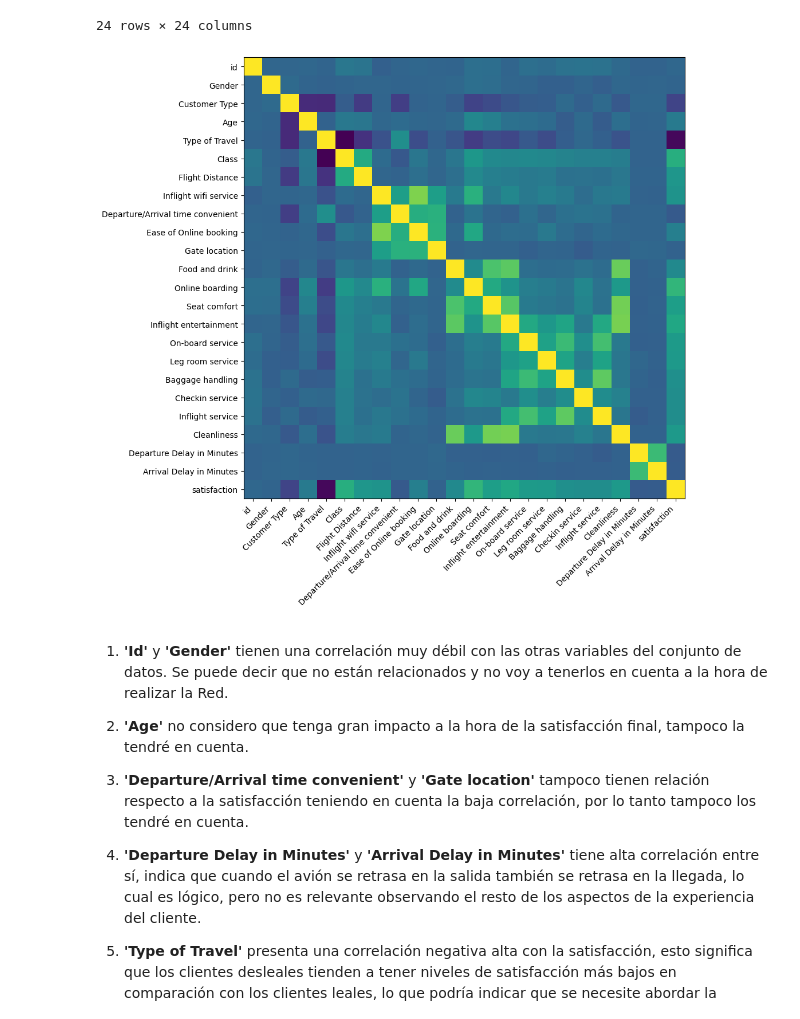
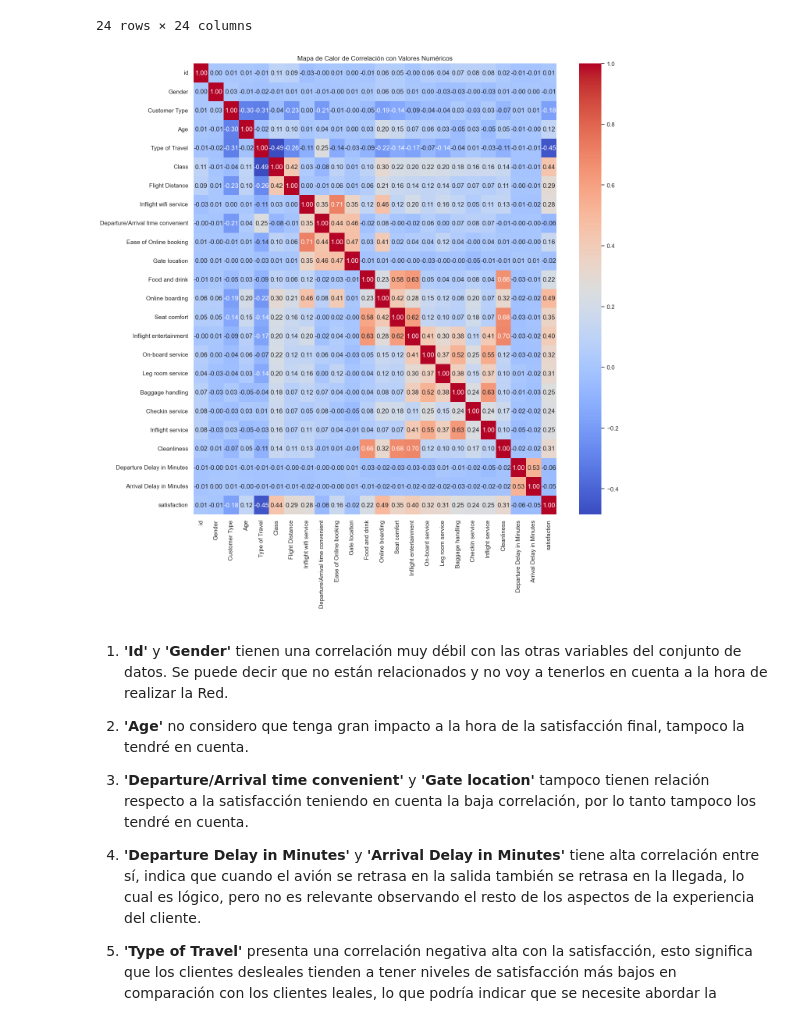
Before and after one commit to MarSiscovich/Airline_Passenger_Satisfaction, a Jupyter notebook: analisis_datos.ipynb, the cells around one changed output. Saved outputs shown, nothing was run; the diff lists cells and outputs as text; code cells hidden in the pictures.

```diff
--- a/analisis_datos.ipynb
+++ b/analisis_datos.ipynb
@@ -116,8 +116,7 @@ arr_delay = {        # RETRASO DE ATERRIZAJE DEL AVION EN MINUTOS
 
 satisfaction = {
     'satisfied':                1,
-    'neutral or dissatisfied':  0,
-    'disatisfied':              0
+    'neutral or dissatisfied':  0
 }
 # %% [markdown]
 Reemplazo los valores e imprimo el DataFrame actualizado
@@ -193,19 +192,29 @@ Matriz de Correlación:
 | Arrival Delay in Minutes | -0.009635 | 0.004510 | 0.012005 | -0.000256 | -0.011844 | -0.012344 | -0.008619 | ... |
 | satisfaction | 0.010965 | -0.007335 | -0.179632 | 0.121275 | -0.453268 | 0.443715 | 0.293362 | ... |
 24 rows × 24 columns
-# %%
-import matplotlib.pyplot as plt
-import numpy as np
-
-labels = df_n.columns.to_list()
-fig, ax = plt.subplots(figsize=(10, 10))
-ax.imshow((df_n.corr().to_numpy()))
-ax.set_xticks(np.arange(0, len(labels)))
-ax.set_xticklabels(df_n.columns.to_list(), rotation=45, ha='right')
-ax.set_yticks(np.arange(0, len(labels)))
-ax.set_yticklabels(df_n.columns.to_list(), ha='right');
-# %% [output]
-[figure, removed]
+# %%
+import seaborn as sns
+import matplotlib.pyplot as plt
+
+# Calcular la matriz de correlación
+correlation_matrix = df.corr()
+
+# Configurar el estilo de seaborn
+sns.set(style="whitegrid")
+
+# Configurar el diseño del gráfico
+plt.figure(figsize=(15, 15))
+
+# Crear el mapa de calor de correlación con los valores numéricos
+sns.heatmap(correlation_matrix, annot=True, fmt=".2f", cmap='coolwarm')
+
+# Añadir el título
+plt.title('Mapa de Calor de Correlación con Valores Numéricos')
+
+# Mostrar el gráfico
+plt.show()
+# %% [output]
+[figure, added]
 # %% [markdown]
 1.  **'Id'** y **'Gender'** tienen una correlación muy débil con las otras variables del conjunto de datos. Se puede decir que no están relacionados y no voy a tenerlos en cuenta a la hora de realizar la Red.
 
```
Also changed, not shown: parts of 5 cells of this notebook, 1 other file.
